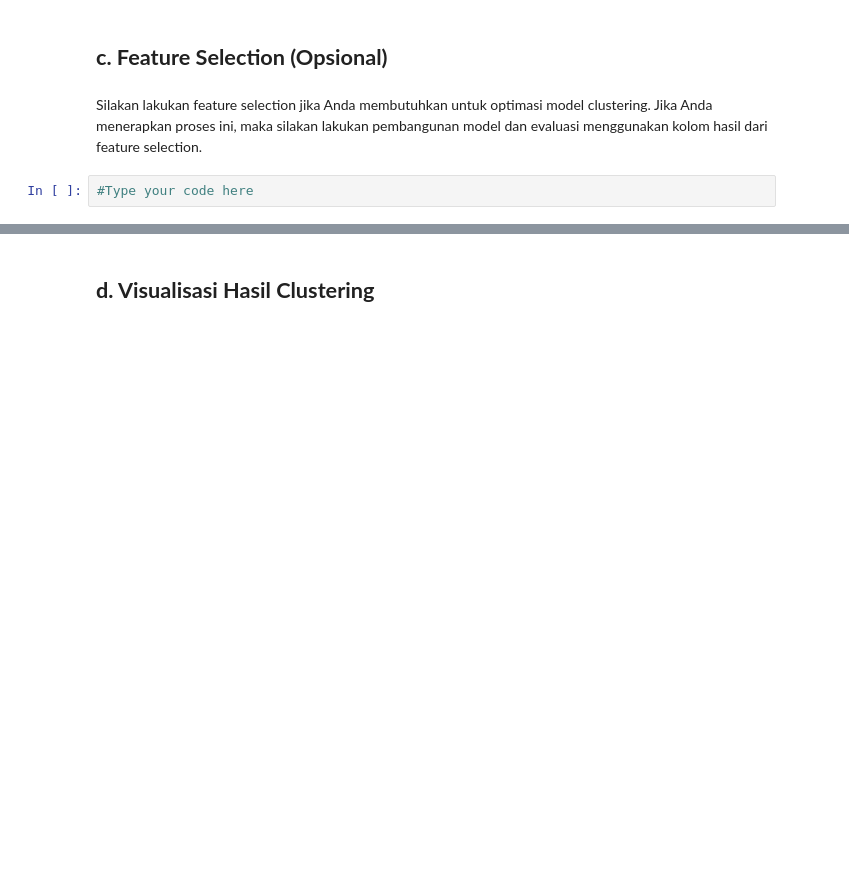
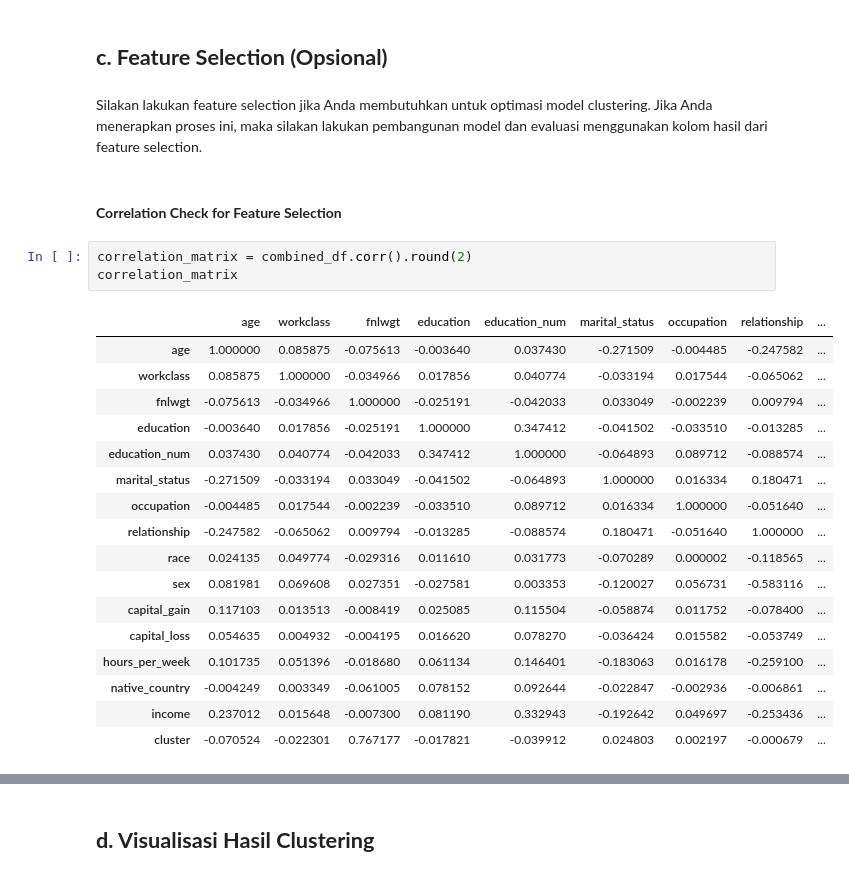
Before and after one commit to Maoelan/adult-income-clustering-classification, a Jupyter notebook: [Clustering] Submission Akhir BMLP_Maulana Muhammad.ipynb, the cells around one changed output, grey strips where cells are left out. Saved outputs shown, nothing was run; the diff lists cells and outputs as text; blank space fills up the shorter version.

Commit message:
[add]: feature selection implemented and model optimized

```diff
--- a/[Clustering] Submission Akhir BMLP_Maulana Muhammad.ipynb
+++ b/[Clustering] Submission Akhir BMLP_Maulana Muhammad.ipynb
@@ -856,5 +858,26 @@ joblib.dump(kmeans_best, 'Save Model/kmeans_silhouette_score.pkl')
 ## **c. Feature Selection (Opsional)**
 # %% [markdown]
 Silakan lakukan feature selection jika Anda membutuhkan untuk optimasi model clustering. Jika Anda menerapkan proses ini, maka silakan lakukan pembangunan model dan evaluasi menggunakan kolom hasil dari feature selection.
-# %%
-#Type your code here
+# %% [markdown]
+#### **Correlation Check for Feature Selection**
+# %%
+correlation_matrix = combined_df.corr().round(2)
+correlation_matrix
+# %% [output]
+|  | age | workclass | fnlwgt | education | education_num | marital_status | occupation | relationship | ... |
+| age | 1.000000 | 0.085875 | -0.075613 | -0.003640 | 0.037430 | -0.271509 | -0.004485 | -0.247582 | ... |
+| workclass | 0.085875 | 1.000000 | -0.034966 | 0.017856 | 0.040774 | -0.033194 | 0.017544 | -0.065062 | ... |
+| fnlwgt | -0.075613 | -0.034966 | 1.000000 | -0.025191 | -0.042033 | 0.033049 | -0.002239 | 0.009794 | ... |
+| education | -0.003640 | 0.017856 | -0.025191 | 1.000000 | 0.347412 | -0.041502 | -0.033510 | -0.013285 | ... |
+| education_num | 0.037430 | 0.040774 | -0.042033 | 0.347412 | 1.000000 | -0.064893 | 0.089712 | -0.088574 | ... |
+| marital_status | -0.271509 | -0.033194 | 0.033049 | -0.041502 | -0.064893 | 1.000000 | 0.016334 | 0.180471 | ... |
+| occupation | -0.004485 | 0.017544 | -0.002239 | -0.033510 | 0.089712 | 0.016334 | 1.000000 | -0.051640 | ... |
+| relationship | -0.247582 | -0.065062 | 0.009794 | -0.013285 | -0.088574 | 0.180471 | -0.051640 | 1.000000 | ... |
+| race | 0.024135 | 0.049774 | -0.029316 | 0.011610 | 0.031773 | -0.070289 | 0.000002 | -0.118565 | ... |
+| sex | 0.081981 | 0.069608 | 0.027351 | -0.027581 | 0.003353 | -0.120027 | 0.056731 | -0.583116 | ... |
+| capital_gain | 0.117103 | 0.013513 | -0.008419 | 0.025085 | 0.115504 | -0.058874 | 0.011752 | -0.078400 | ... |
+| capital_loss | 0.054635 | 0.004932 | -0.004195 | 0.016620 | 0.078270 | -0.036424 | 0.015582 | -0.053749 | ... |
+| hours_per_week | 0.101735 | 0.051396 | -0.018680 | 0.061134 | 0.146401 | -0.183063 | 0.016178 | -0.259100 | ... |
+| native_country | -0.004249 | 0.003349 | -0.061005 | 0.078152 | 0.092644 | -0.022847 | -0.002936 | -0.006861 | ... |
+| income | 0.237012 | 0.015648 | -0.007300 | 0.081190 | 0.332943 | -0.192642 | 0.049697 | -0.253436 | ... |
+| cluster | -0.070524 | -0.022301 | 0.767177 | -0.017821 | -0.039912 | 0.024803 | 0.002197 | -0.000679 | ... |
```
Also changed, not shown: parts of 6 cells of this notebook, 3 other files.
